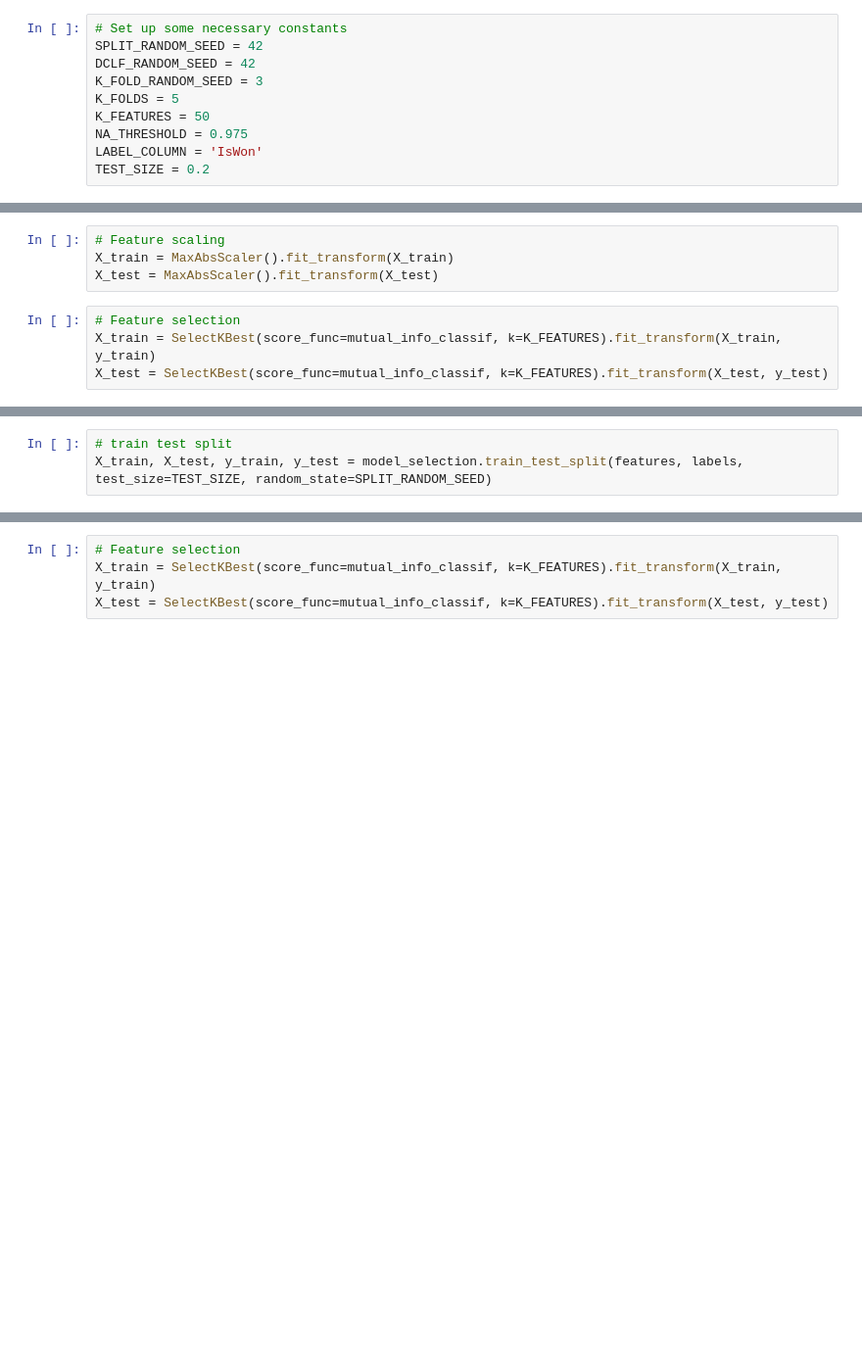
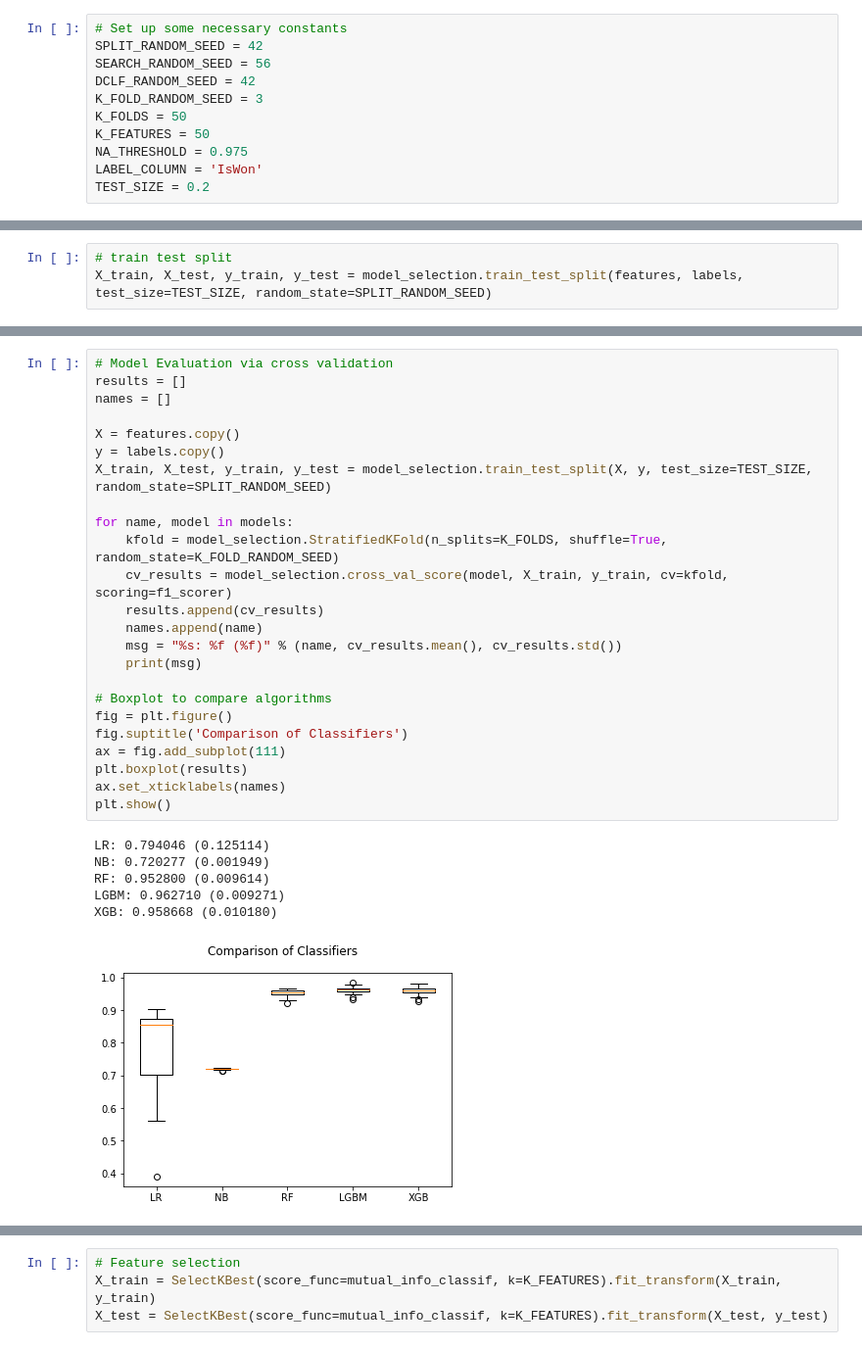
Before and after one commit to iangregson/udacity-mlnd, a Jupyter notebook: projects/capstone/capstone_project_notebook.ipynb, the cells around one changed output, grey strips where cells are left out. Shown at 98% size. Saved outputs shown, nothing was run; the diff lists cells and outputs as text; blank space fills up the shorter version.

```diff
--- a/projects/capstone/capstone_project_notebook.ipynb
+++ b/projects/capstone/capstone_project_notebook.ipynb
@@ -224,9 +224,10 @@ This shows the columns most highly correlated with our label column - these feat
 # %%
 # Set up some necessary constants
 SPLIT_RANDOM_SEED = 42
+SEARCH_RANDOM_SEED = 56
 DCLF_RANDOM_SEED = 42
 K_FOLD_RANDOM_SEED = 3
-K_FOLDS = 5
+K_FOLDS = 50
 K_FEATURES = 50
 NA_THRESHOLD = 0.975
 LABEL_COLUMN = 'IsWon'
@@ -411,14 +411,6 @@ False
 # %%
 # train test split
 X_train, X_test, y_train, y_test = model_selection.train_test_split(benchmark_array, labels, test_size=TEST_SIZE, random_state=SPLIT_RANDOM_SEED)
-# %%
-# Feature scaling
-X_train = MaxAbsScaler().fit_transform(X_train)
-X_test = MaxAbsScaler().fit_transform(X_test)
-# %%
-# Feature selection
-X_train = SelectKBest(score_func=mutual_info_classif, k=K_FEATURES).fit_transform(X_train, y_train)
-X_test = SelectKBest(score_func=mutual_info_classif, k=K_FEATURES).fit_transform(X_test, y_test)
 # %%
 dclf = DummyClassifier(random_state=DCLF_RANDOM_SEED)
 # %%
@@ -533,0 +536,31 @@ X_train, X_test, y_train, y_test = model_selection.train_test_split(features, la
+# %%
+# Model Evaluation via cross validation
+results = []
+names = []
+
+X = features.copy()
+y = labels.copy()
+X_train, X_test, y_train, y_test = model_selection.train_test_split(X, y, test_size=TEST_SIZE, random_state=SPLIT_RANDOM_SEED)
+
+for name, model in models:
+    kfold = model_selection.StratifiedKFold(n_splits=K_FOLDS, shuffle=True, random_state=K_FOLD_RANDOM_SEED)
+    cv_results = model_selection.cross_val_score(model, X_train, y_train, cv=kfold, scoring=f1_scorer)
+    results.append(cv_results)
+    names.append(name)
+    msg = "%s: %f (%f)" % (name, cv_results.mean(), cv_results.std())
+    print(msg)
+
+# Boxplot to compare algorithms
+fig = plt.figure()
+fig.suptitle('Comparison of Classifiers')
+ax = fig.add_subplot(111)
+plt.boxplot(results)
+ax.set_xticklabels(names)
+plt.show()
+# %% [output]
+LR: 0.794046 (0.125114)
+NB: 0.720277 (0.001949)
+RF: 0.952800 (0.009614)
+LGBM: 0.962710 (0.009271)
+XGB: 0.958668 (0.010180)
+[figure, added]
```
Also changed, not shown: parts of 18 cells of this notebook, 12 other files.
